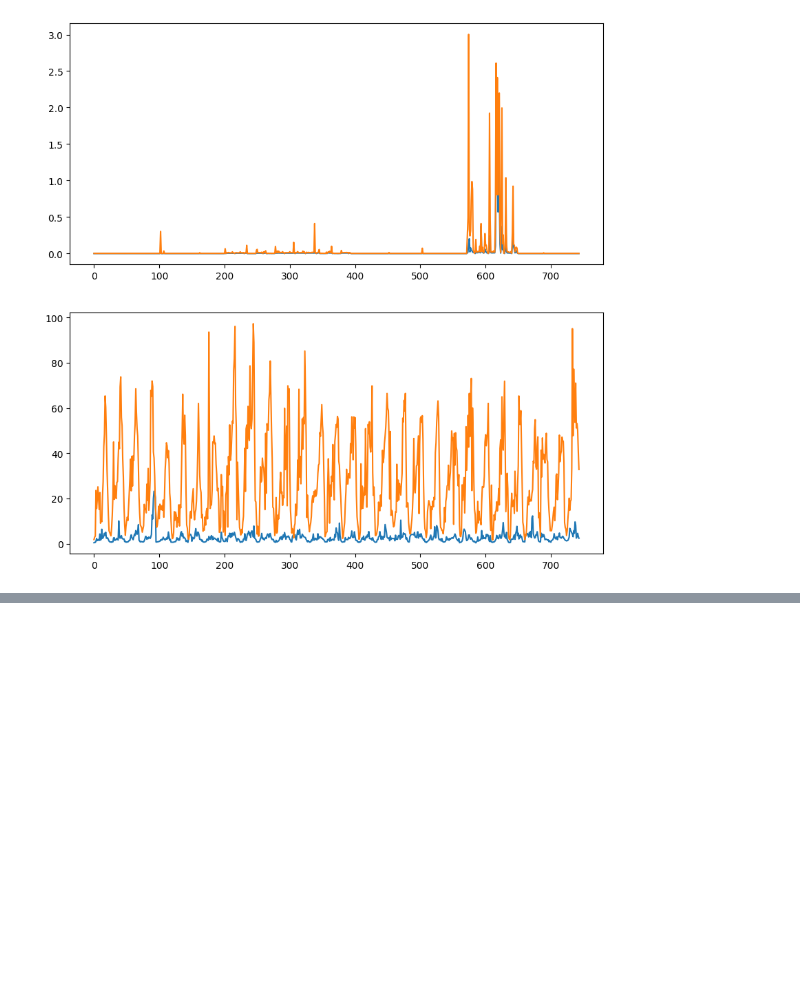
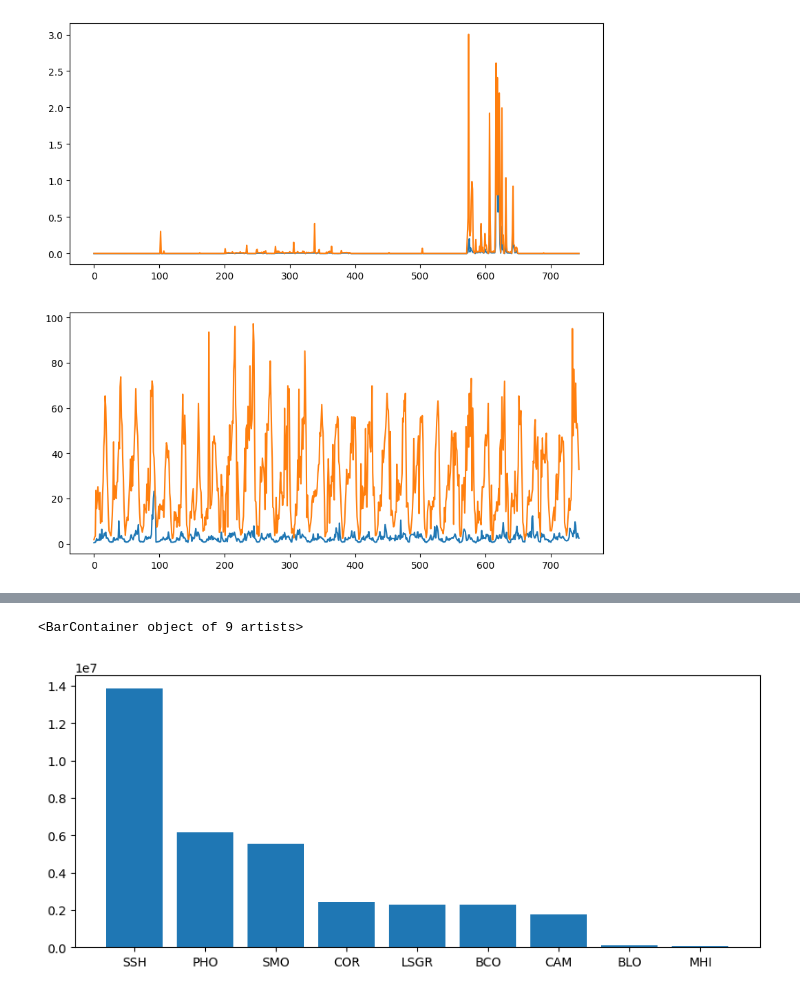
Before and after one commit to tegola-project-2022-23/sdn-routing-design, a Jupyter notebook: tegola/original_work/final_data.ipynb, the cells around one changed output, grey strips where cells are left out. Cells and saved outputs as stored; diff of their text form; code cells hidden in the pictures; blank space fills up the shorter version.

Commit message:
added proper switch analysis, just need to tidy up and make it look presentable

```diff
--- a/tegola/original_work/final_data.ipynb
+++ b/tegola/original_work/final_data.ipynb
@@ -160,0 +175,35 @@ ax.plot(new_df)
+# %%
+# Setup the requests for data from each switch
+start_date = datetime.datetime(2023, 1, 1, 0, 0).timetuple()
+end_date = datetime.datetime(2023, 2, 1, 0, 0).timetuple()
+req = Request()
+
+rti_dataset = [req.build(start_date, end_date, id) for id in req.rti_ids]
+itr_dataset = [req.build(start_date, end_date, id) for id in req.itr_ids]
+# %%
+keys = ["MHI", "BLO", "COR", "PHO", "BCO", "SMO", "CAM", "SSH", "LSGR"]
+dict = {}
+
+for i in range(len(rti_dataset)):
+    df_temp = pd.DataFrame.from_records(rti_dataset[i])
+    df_temp["value_avg"] = pd.to_numeric(df_temp["value_avg"])
+    aggregation_functions = {'clock': 'first', 'value_avg': 'sum'}
+    df_temp = df_temp.groupby(df_temp['clock']).aggregate(aggregation_functions)
+    interface_sum = sum(df_temp["value_avg"]) / 745
+    dict[keys[i]] = interface_sum
+
+for i in range(len(itr_dataset)):
+    df_temp = pd.DataFrame.from_records(itr_dataset[i])
+    df_temp["value_avg"] = pd.to_numeric(df_temp["value_avg"])
+    aggregation_functions = {'clock': 'first', 'value_avg': 'sum'}
+    df_temp = df_temp.groupby(df_temp['clock']).aggregate(aggregation_functions)
+    interface_sum = sum(df_temp["value_avg"]) / 745
+    dict[keys[i]] = dict[keys[i]] + interface_sum
+
+df = pd.DataFrame.from_dict(dict, orient="index", columns=["value_avg"])
+df = df.sort_values(["value_avg"], ascending=False)
+fig, ax = plt.subplots(1,1, figsize=(10,4))
+ax.bar(df.index, df["value_avg"])
+# %% [output]
+<BarContainer object of 9 artists>
+[figure, added]
```
Also changed, not shown: parts of 4 cells of this notebook.
